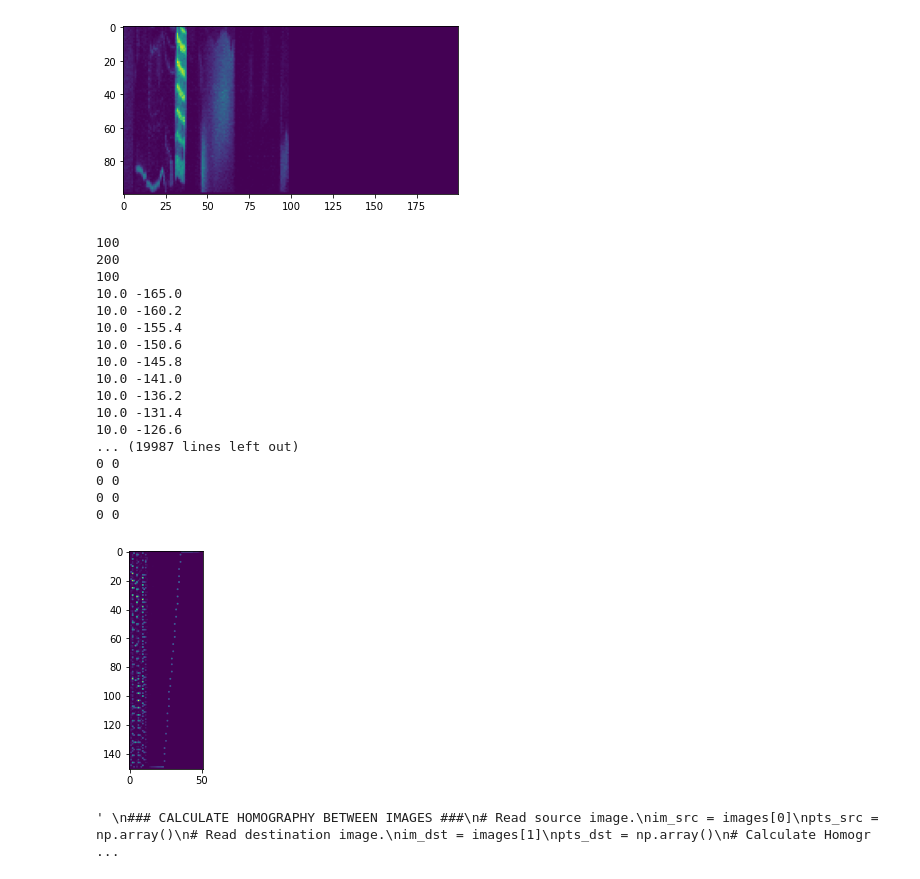
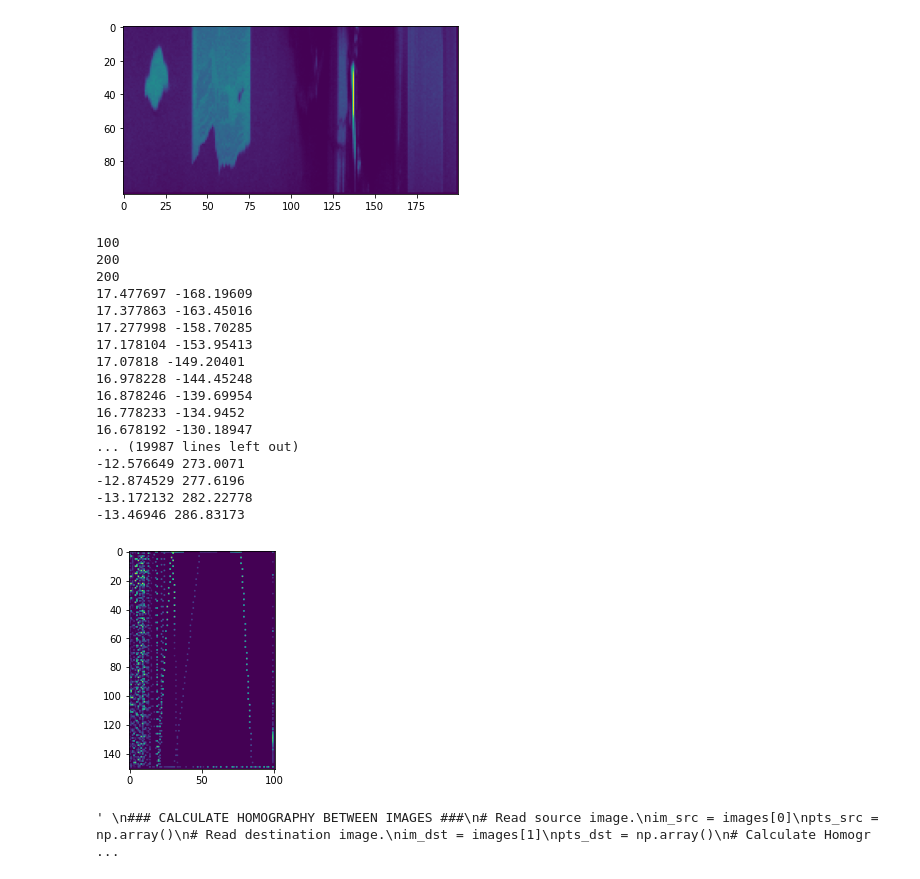
Before and after one commit to gabrielclark3330/biim-lab-hyperspectral, a Jupyter notebook: Src/imageHomographyNotebookv2.ipynb, the cells around one changed output. Cells and saved outputs as stored; diff of their text form; code cells hidden in the pictures.

Commit message:
Added wavelength information

```diff
--- a/Src/imageHomographyNotebookv2.ipynb
+++ b/Src/imageHomographyNotebookv2.ipynb
@@ -232,9 +247,9 @@ plt.imshow(out),plt.show()
 (<matplotlib.image.AxesImage at 0x...>, None)
 # %%
-wavelen = 100
+wavelen = 130 # 130 is a good number for the paper examples
 plt.imshow(cube_file[wavelen]),plt.show()
-horizontal_dimension = 50
-vertical_dimension = 150
+horizontal_dimension = 200
+vertical_dimension = 400
 number_of_wavelen_slices = 341
 LINE_SCAN_LENGTH = len(cube_file[0])
 IMAGE_X_LENGTH = len(images[0])
@@ -270,48 +285,47 @@ for linescan_index in range(len(cube_file[0][0])): # for each linescan
         for j in range(-2, 1):
             for k in range(-2, 1):
                 hyperCube[wavelen, max(0, min(vertical_dimension, int(point_y)+k)), max(0, min(horizontal_dimension, int(point_x)+j))] = cube_file[wavelen][point_index][linescan_index]
         '''
 
 plt.imshow(hyperCube[wavelen]),plt.show()
 
-
 '''
 ### CALCULATE HOMOGRAPHY BETWEEN IMAGES ###
 # Read source image.
 im_src = images[0]
 pts_src = np.array()
 # Read destination image.
 im_dst = images[1]
 pts_dst = np.array()
 # Calculate Homography
 h, status = cv2.findHomography(pts_src, pts_dst)
 # Warp source image to destination based on homography
 im_out = cv2.warpPerspective(im_src, h, (im_dst.shape[1],im_dst.shape[0]))
 # Display images
 cv2.imshow("Source Image", im_src)
 cv2.imshow("Destination Image", im_dst)
 cv2.imshow("Warped Source Image", im_out)
 cv2.waitKey(0)
 #####################################################
 '''
 # %% [output]
-[figure, old version]
+[figure, new version]
 100
 200
-100
-10.0 -165.0
-10.0 -160.2
-10.0 -155.4
-10.0 -150.6
-10.0 -145.8
-10.0 -141.0
-10.0 -136.2
-10.0 -131.4
-10.0 -126.6
+200
+17.477697 -168.19609
+17.377863 -163.45016
+17.277998 -158.70285
+17.178104 -153.95413
+17.07818 -149.20401
+16.978228 -144.45248
+16.878246 -139.69954
+16.778233 -134.9452
+16.678192 -130.18947
 ... (19987 lines left out)
-0 0
-0 0
-0 0
-0 0
+-12.576649 273.0071
+-12.874529 277.6196
+-13.172132 282.22778
+-13.46946 286.83173
-[figure, old version]
+[figure, new version]
 ' \n### CALCULATE HOMOGRAPHY BETWEEN IMAGES ###\n# Read source image.\nim_src = images[0]\npts_src = np.array()\n# Read destination image.\nim_dst = images[1]\npts_dst = np.array()\n# Calculate Homogr ...
```
Also changed, not shown: parts of 3 cells of this notebook.
